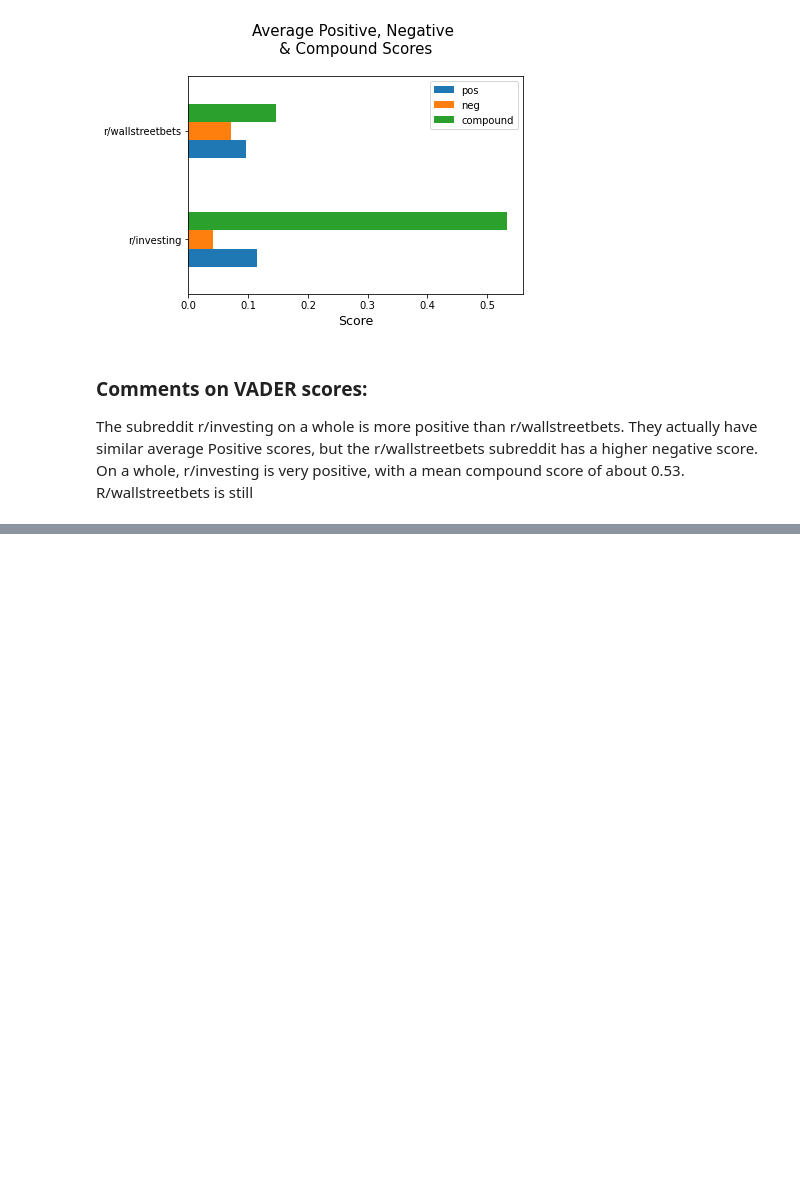
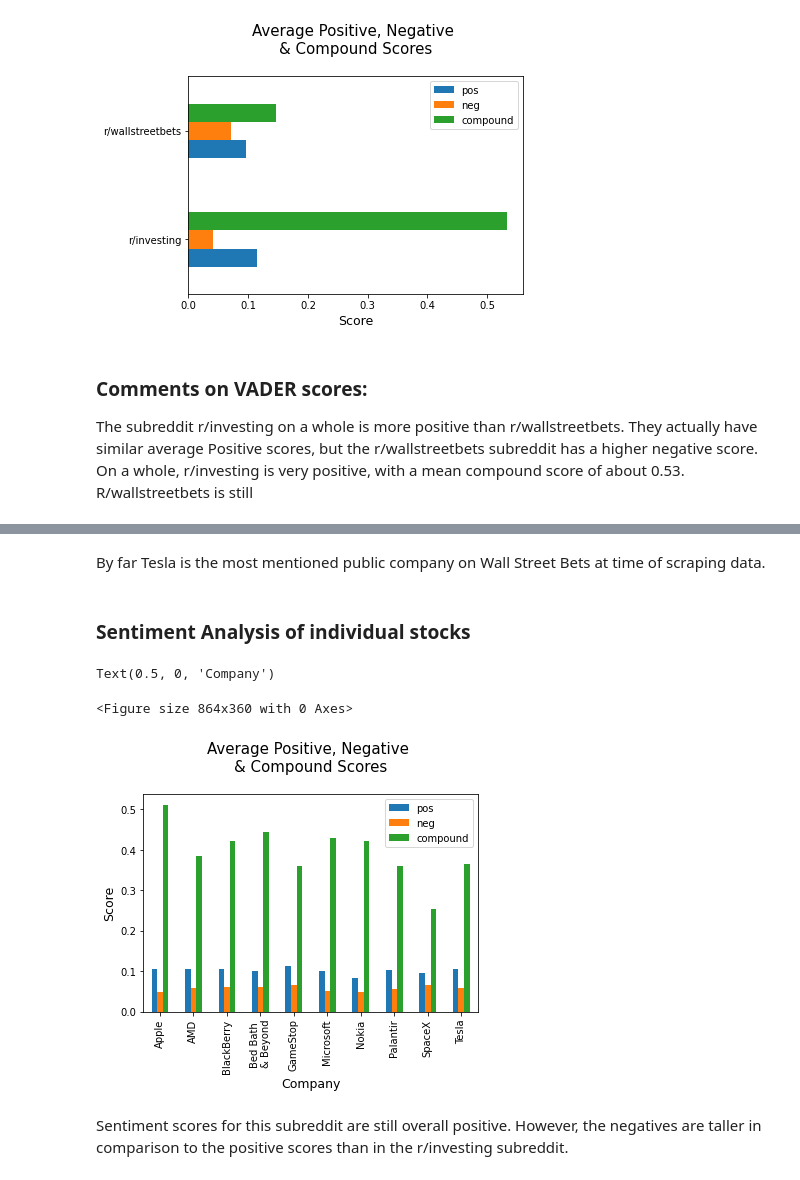
Before and after one commit to davidcholcomb/parliament-investing, a Jupyter notebook: 01_Sentiment Scores & EDA.ipynb, the cells around one changed output, grey strips where cells are left out. Saved outputs shown, nothing was run; the diff lists cells and outputs as text; code cells hidden in the pictures; blank space fills up the shorter version.

```diff
--- a/01_Sentiment Scores & EDA.ipynb
+++ b/01_Sentiment Scores & EDA.ipynb
@@ -238,0 +242,17 @@ tfidf = TfidfVectorizer(lowercase = True,
+# %% [markdown]
+By far Tesla is the most mentioned public company on Wall Street Bets at time of scraping data.
+# %% [markdown]
+### Sentiment Analysis of individual stocks
+# %%
+plt.figure(figsize=(12,5))
+df_stonks.groupby('stock_name').mean()[['pos', 'neg', 'compound']].plot(kind='bar')
+plt.title('Average Positive, Negative \n& Compound Scores\n', fontsize=15);
+plt.xticks([0, 1, 2, 3, 4, 5, 6, 7, 8, 9], ['Apple', 'AMD', 'BlackBerry', 'Bed Bath \n& Beyond', 'GameStop', 'Microsoft', 'Nokia', 'Palantir', 'SpaceX', 'Tesla'], rotation=90)
+plt.ylabel('Score', fontsize=12.5)
+plt.xlabel('Company', fontsize=12.5)
+# %% [output]
+Text(0.5, 0, 'Company')
+<Figure size 864x360 with 0 Axes>
+[figure, added]
+# %% [markdown]
+Sentiment scores for this subreddit are still overall positive. However, the negatives are taller in comparison to the positive scores than in the r/investing subreddit.
```
Also changed, not shown: parts of 32 cells of this notebook, 5 other files.
